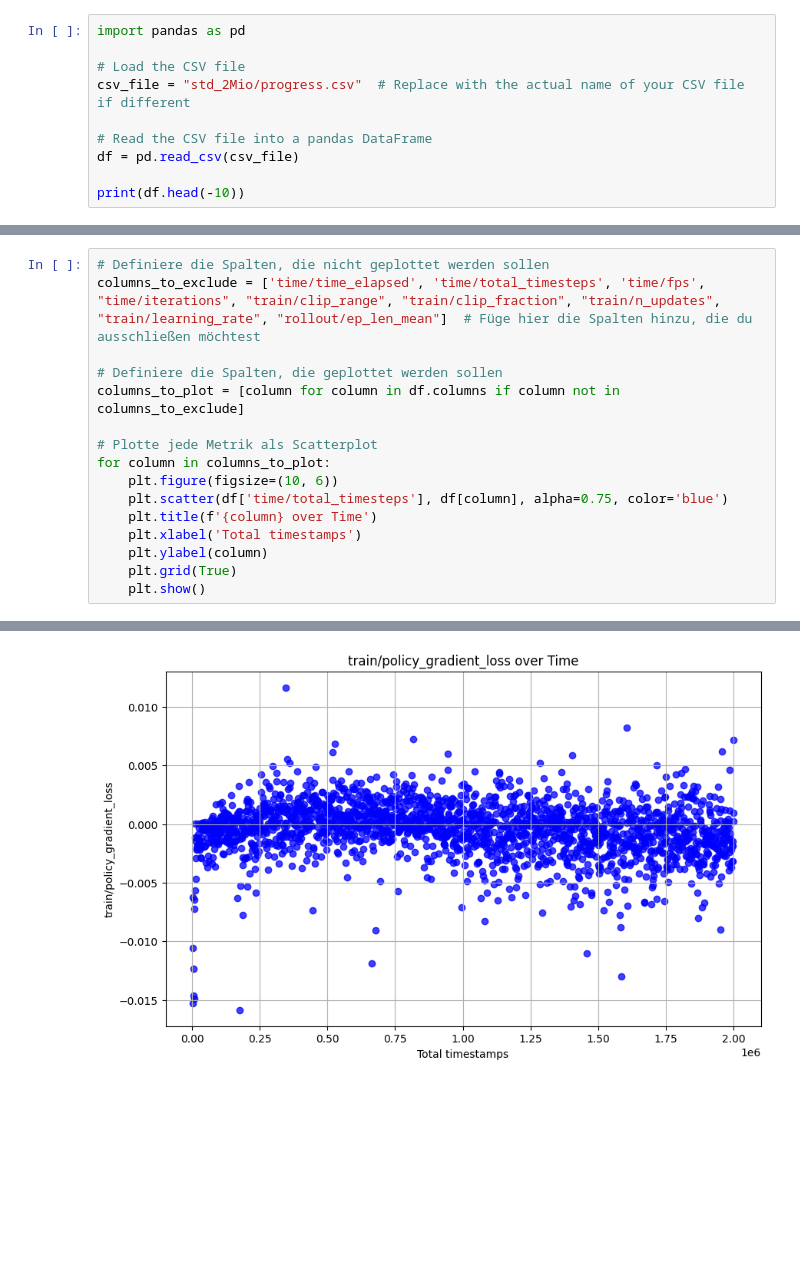
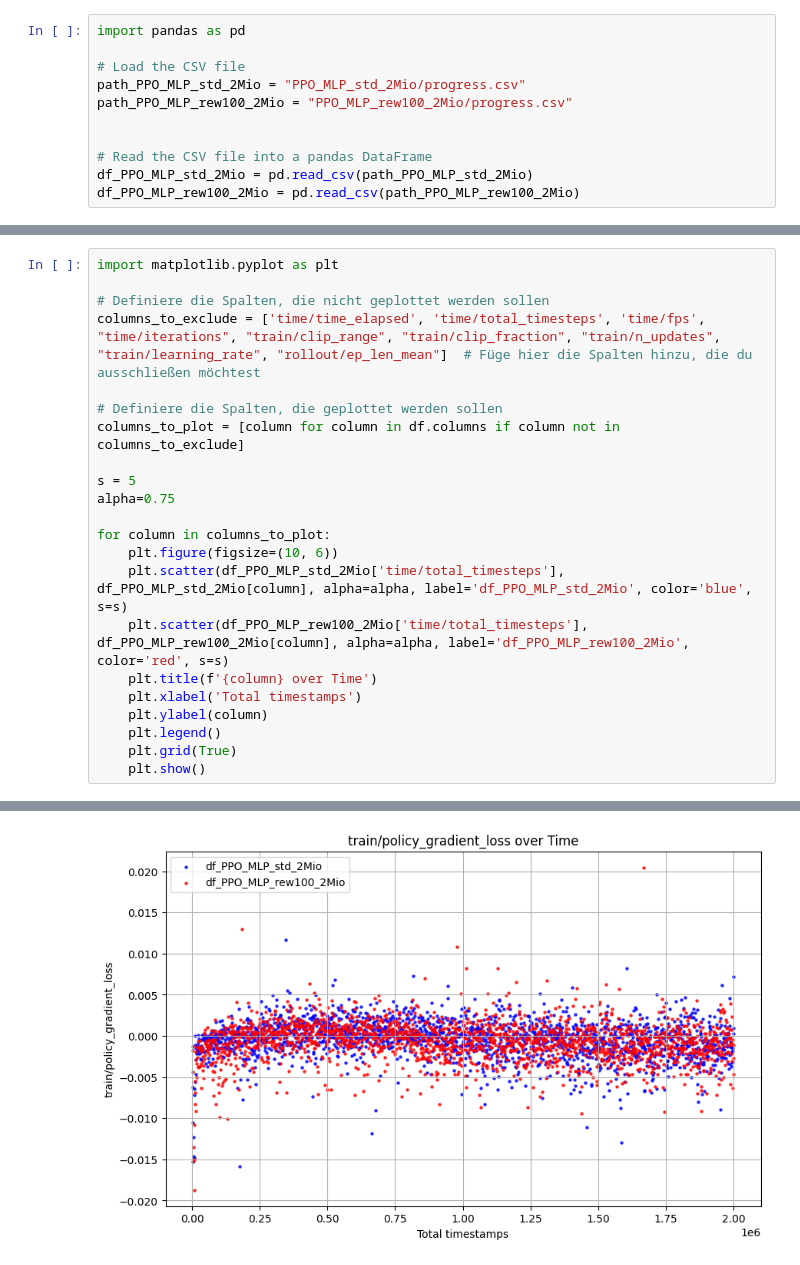
Before and after one commit to TobiasLudwig02/RLFlappyBird, a Jupyter notebook: logs/show_logs.ipynb, the cells around one changed output, grey strips where cells are left out. Cells and saved outputs as stored; diff of their text form; blank space fills up the shorter version.

```diff
--- a/logs/show_logs.ipynb
+++ b/logs/show_logs.ipynb
@@ -2,9 +2,10 @@
 import pandas as pd
 
 # Load the CSV file
-csv_file = "std_2Mio/progress.csv"  # Replace with the actual name of your CSV file if different
+path_PPO_MLP_std_2Mio = "PPO_MLP_std_2Mio/progress.csv"
+path_PPO_MLP_rew100_2Mio = "PPO_MLP_rew100_2Mio/progress.csv"
+
 
 # Read the CSV file into a pandas DataFrame
-df = pd.read_csv(csv_file)
-
-print(df.head(-10))
+df_PPO_MLP_std_2Mio = pd.read_csv(path_PPO_MLP_std_2Mio)
+df_PPO_MLP_rew100_2Mio = pd.read_csv(path_PPO_MLP_rew100_2Mio)
@@ -43,17 +12,23 @@ plt.show()
 # %%
+import matplotlib.pyplot as plt
+
 # Definiere die Spalten, die nicht geplottet werden sollen
 columns_to_exclude = ['time/time_elapsed', 'time/total_timesteps', 'time/fps', "time/iterations", "train/clip_range", "train/clip_fraction", "train/n_updates", "train/learning_rate", "rollout/ep_len_mean"]  # Füge hier die Spalten hinzu, die du ausschließen möchtest
 
 # Definiere die Spalten, die geplottet werden sollen
 columns_to_plot = [column for column in df.columns if column not in columns_to_exclude]
 
-# Plotte jede Metrik als Scatterplot
+s = 5
+alpha=0.75
+
 for column in columns_to_plot:
     plt.figure(figsize=(10, 6))
-    plt.scatter(df['time/total_timesteps'], df[column], alpha=0.75, color='blue')
+    plt.scatter(df_PPO_MLP_std_2Mio['time/total_timesteps'], df_PPO_MLP_std_2Mio[column], alpha=alpha, label='df_PPO_MLP_std_2Mio', color='blue', s=s)
+    plt.scatter(df_PPO_MLP_rew100_2Mio['time/total_timesteps'], df_PPO_MLP_rew100_2Mio[column], alpha=alpha, label='df_PPO_MLP_rew100_2Mio', color='red', s=s)
     plt.title(f'{column} over Time')
     plt.xlabel('Total timestamps')
     plt.ylabel(column)
+    plt.legend()
     plt.grid(True)
     plt.show()
 # %% [output]
@@ -65 +40 @@ for column in columns_to_plot:
-[figure, old version]
+[figure, new version]
```
Also changed, not shown: parts of 3 cells of this notebook, 4 other files.
